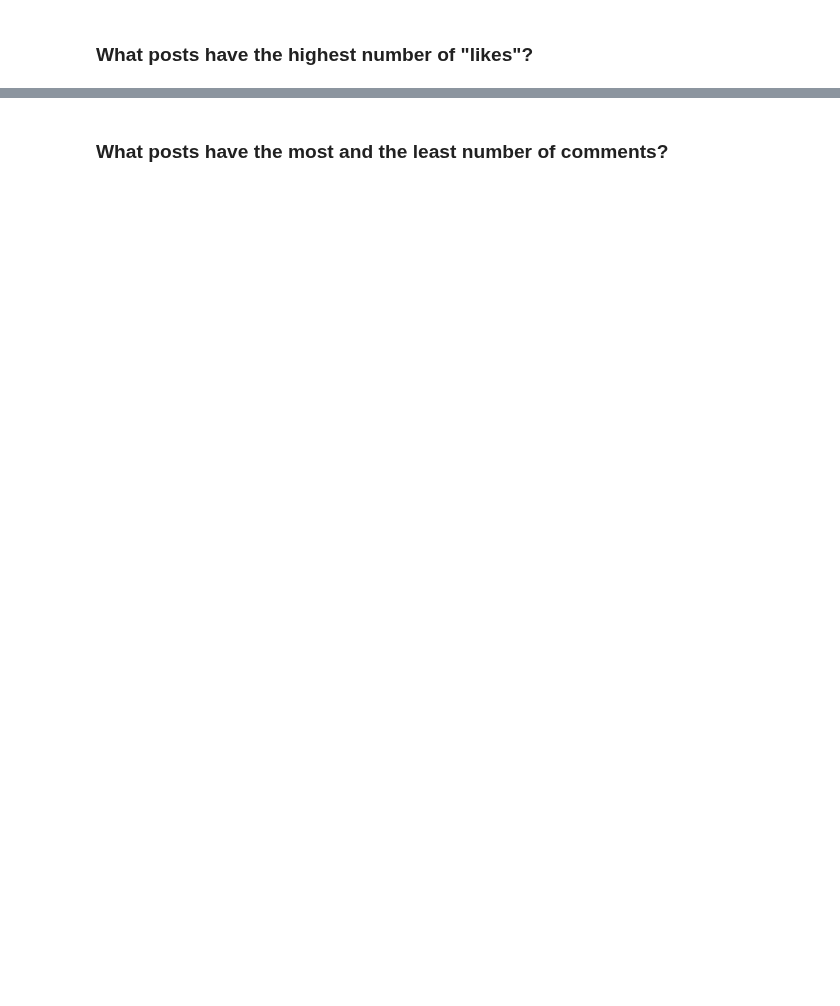
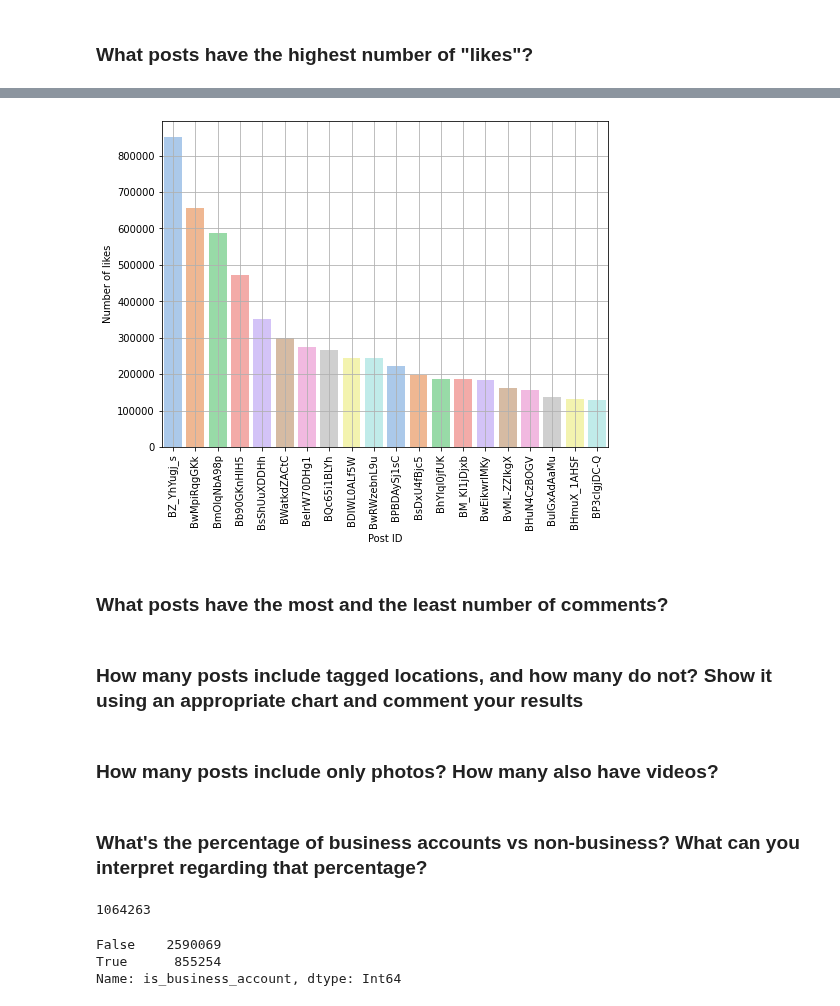
Before and after one commit to Prot10/ADM_HW_2, a Jupyter notebook: adm-carolina.ipynb, the cells around one changed output, grey strips where cells are left out. Cells and saved outputs as stored; diff of their text form; code cells hidden in the pictures; blank space fills up the shorter version.

```diff
--- a/adm-carolina.ipynb
+++ b/adm-carolina.ipynb
@@ -397,0 +5,14 @@ Text(0.5, 0, 'Post')
+# %%
+# Import some useful libraries
+import pandas as pd
+import seaborn as sns
+import numpy as np
+import random
+import re
+import os
+from math import pi
+
+SAMPLE_SIZE = 100000
+
+%matplotlib inline
+import matplotlib.pyplot as plt
@@ -422,0 +207,2 @@ Text(0.5, 0, 'Profile')
+# %%
+d_posts = posts.col(["profile_id", "location_id", "post_type", "numbr_likes", "number_comments", "post_id"], index=False, nrows=SAMPLE_SIZE)
@@ -423,2 +230,14 @@ Text(0.5, 0, 'Profile')
+# %%
+plt.rcParams['figure.figsize'] = [8,6]
+plot_order = d_posts.sort_values(by=['numbr_likes'], ascending=False).head(20)
+sns.barplot(data=plot_order, x="post_id", y="numbr_likes", palette="pastel")
+plt.xlabel("Post ID")
+plt.xticks(rotation=90)
+plt.ylabel("Number of likes")
+plt.grid()
+# %% [output]
+[figure, added]
 # %% [markdown]
 ### What posts have the most and the least number of comments?
+# %% [markdown]
+### How many posts include tagged locations, and how many do not? Show it using an appropriate chart and comment your results
@@ -424,0 +246,16 @@ Text(0.5, 0, 'Profile')
+# %% [markdown]
+### How many posts include only photos? How many also have videos?
+# %% [markdown]
+### What's the percentage of business accounts vs non-business? What can you interpret regarding that percentage?
+# %%
+nan_prof = d_prof["is_business_account"].isna().sum()
+nan_prof
+# %% [output]
+1064263
+# %%
+b_prof = d_prof["is_business_account"].value_counts()
+b_prof
+# %% [output]
+False    2590069
+True      855254
+Name: is_business_account, dtype: Int64
```
Also changed, not shown: parts of 85 cells of this notebook.
